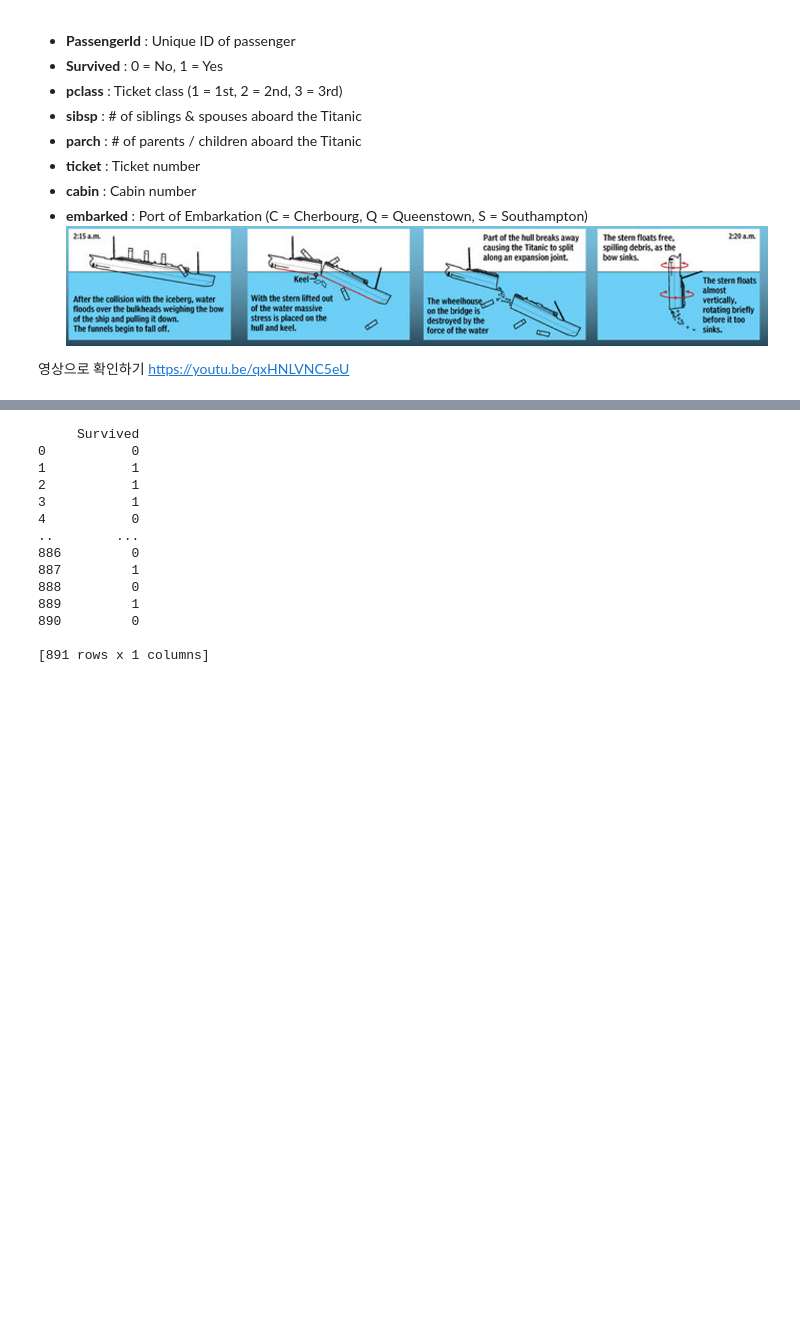
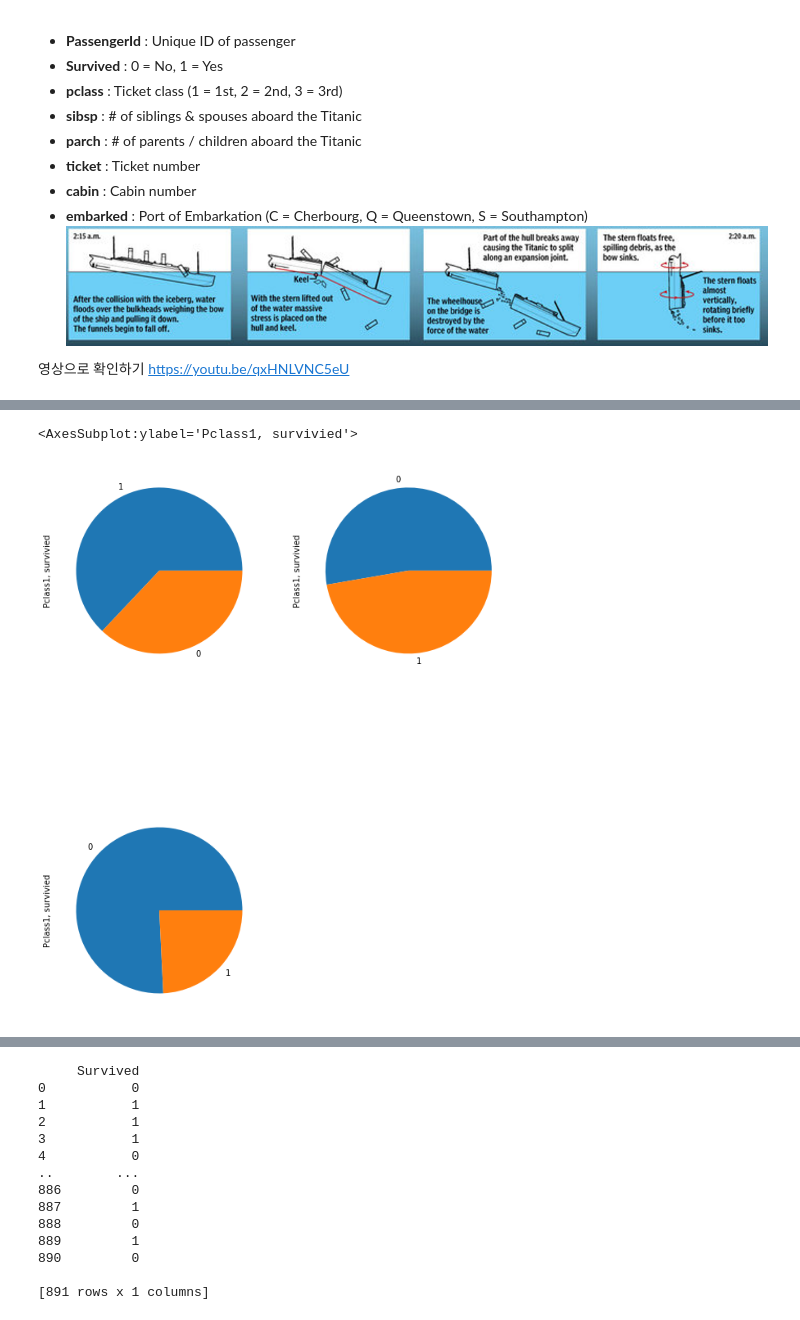
Before and after one commit to querkowe/titanic_data, a Jupyter notebook: ML for Titanic survival prediction (Blank).ipynb, the cells around one changed output, grey strips where cells are left out. Cells and saved outputs as stored; diff of their text form; code cells hidden in the pictures; blank space fills up the shorter version.

```diff
--- a/ML for Titanic survival prediction (Blank).ipynb
+++ b/ML for Titanic survival prediction (Blank).ipynb
@@ -40,0 +96,27 @@ https://youtu.be/qxHNLVNC5eU
+# %%
+# Pclass별 생존 분포 확인
+# nrows=1, ncols=2, index=1
+plt.subplot(2, 2, 1)
+df = data_df[data_df['Pclass'] == 1]
+df['Survived'].value_counts().plot(kind = 'pie', label = 'Pclass1, survivied')
+# df #216명이 Pclass1에 탑승함
+# df[df['Survived']==0] #80    37% 는 죽음
+# df[df['Survived']==1] #136   63% 는 생존
+
+plt.subplot(2, 2, 2)
+df = data_df[data_df['Pclass'] == 2]
+df['Survived'].value_counts().plot(kind = 'pie', label = 'Pclass1, survivied')
+#df #184명이 Pclass2에 탑승함
+#df[df['Survived']==0] #97   52%는 죽음
+#df[df['Survived']==1] #87   47%는 생존
+
+
+plt.subplot(2, 2, 3)
+df = data_df[data_df['Pclass'] == 3]
+df['Survived'].value_counts().plot(kind = 'pie', label = 'Pclass1, survivied')
+#df #491명이 Pclass3에 탑승함
+#df[df['Survived']==0] #372  76%는 죽음
+#df[df['Survived']==1] #119  24%는 생존
+# %% [output]
+<AxesSubplot:ylabel='Pclass1, survivied'>
+[figure, added]
```
Also changed, not shown: parts of 13 cells of this notebook.
